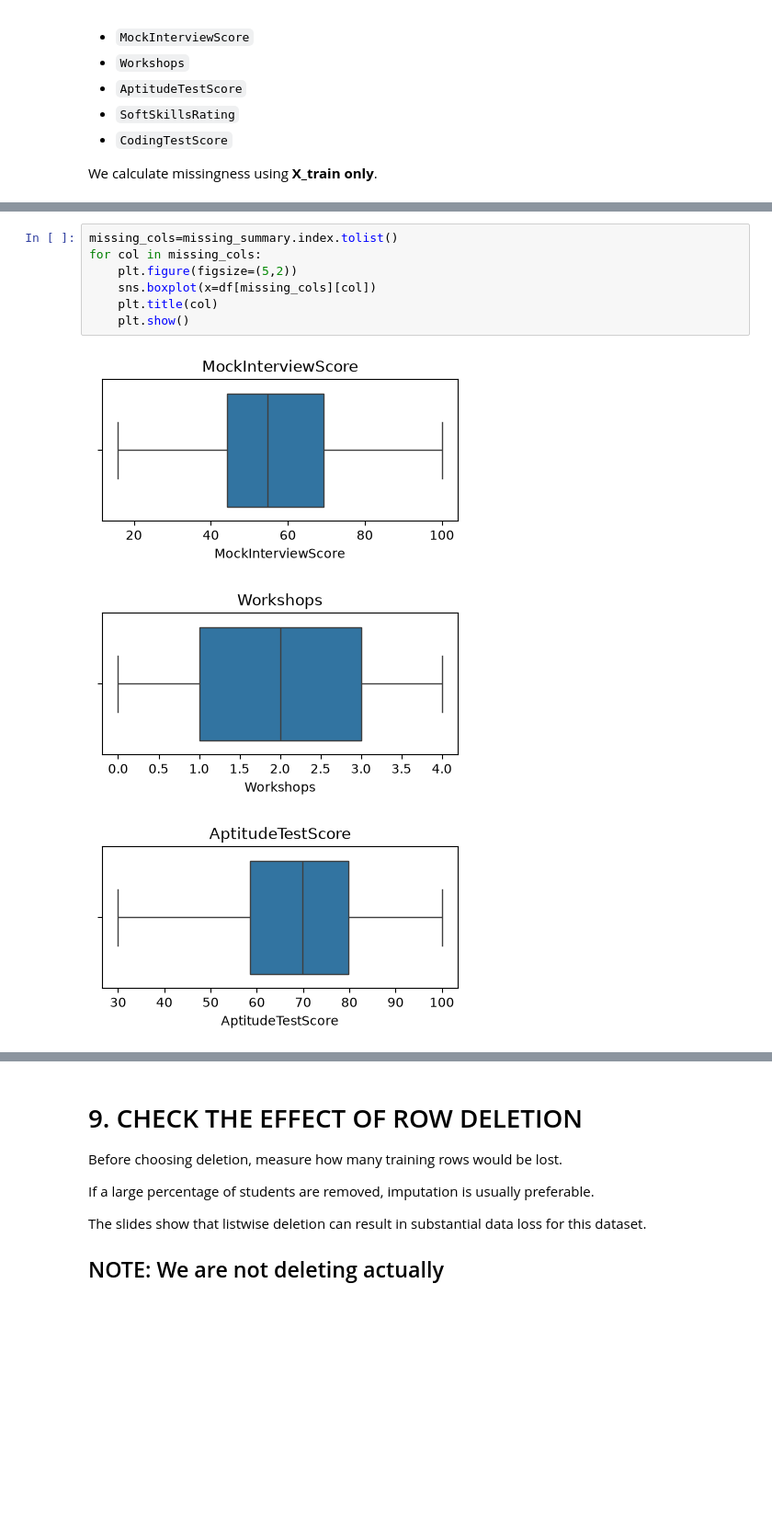
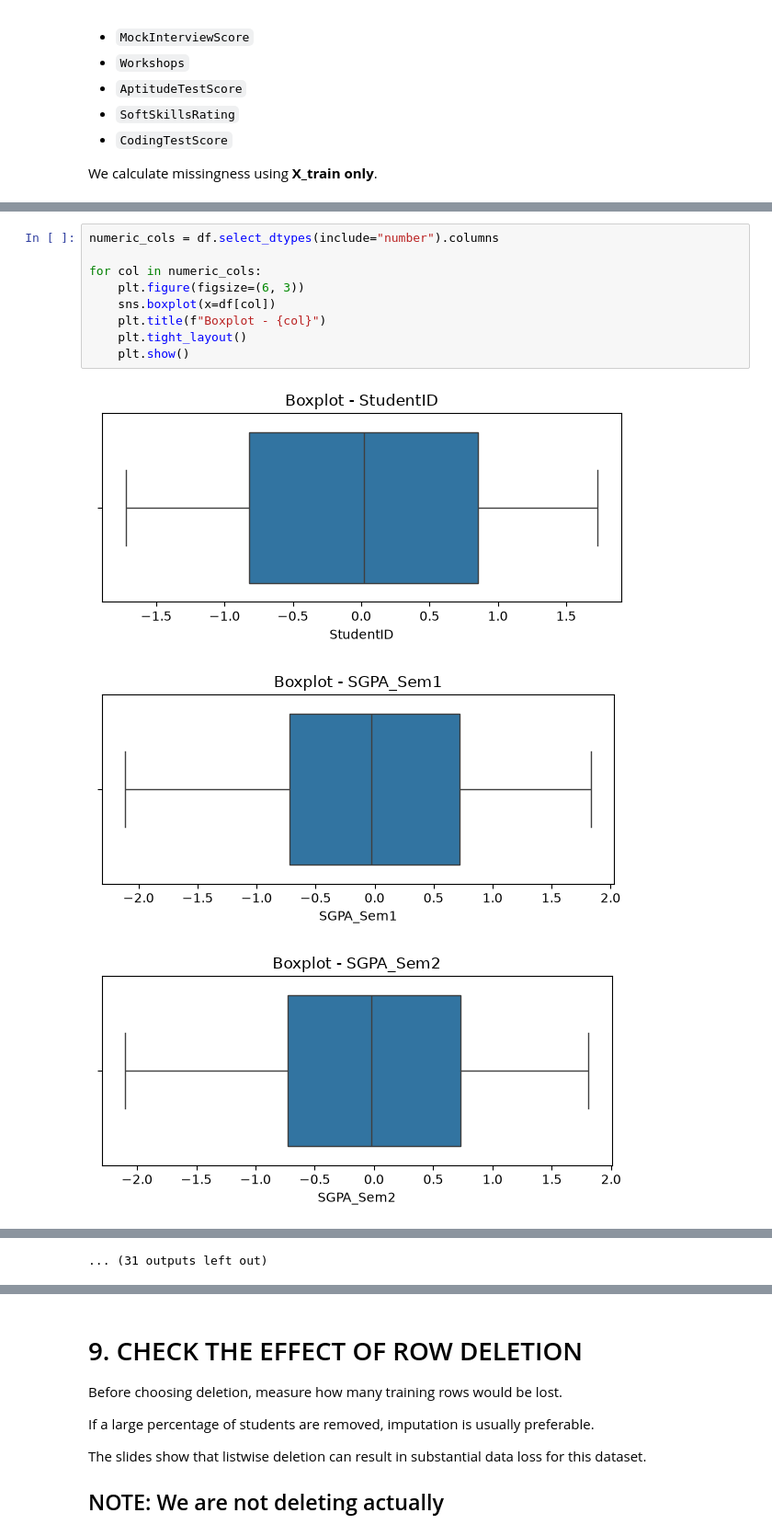
Before and after one commit to varshithreddy37/2-1-ML, a Jupyter notebook: Placement-Prediction-System/notebooks/Final_preprocessing_complete_steps.ipynb, the cells around one changed output, grey strips where cells are left out. Shown at 92% size. Drawn from its saved outputs; the diff is of its cells as text; blank space fills up the shorter version.

```diff
--- a/Placement-Prediction-System/notebooks/Final_preprocessing_complete_steps.ipynb
+++ b/Placement-Prediction-System/notebooks/Final_preprocessing_complete_steps.ipynb
@@ -275,11 +313,13 @@ display(missing_summary)
 # %%
-missing_cols=missing_summary.index.tolist()
-for col in missing_cols:
-    plt.figure(figsize=(5,2))
-    sns.boxplot(x=df[missing_cols][col])
-    plt.title(col)
+numeric_cols = df.select_dtypes(include="number").columns
+
+for col in numeric_cols:
+    plt.figure(figsize=(6, 3))
+    sns.boxplot(x=df[col])
+    plt.title(f"Boxplot - {col}")
+    plt.tight_layout()
     plt.show()
 # %% [output]
-[figure, old version]
+[figure, new version]
-[figure, old version]
+[figure, new version]
-[figure, old version]
+[figure, new version]
@@ -288,3 +335,4 @@ for col in missing_cols:
+... (31 outputs left out)
 # %%
 # ============================================================
 # 8A. MISSING-VALUE VISUALIZATION
```
Also changed, not shown: parts of 21 cells of this notebook, 24 other files.
